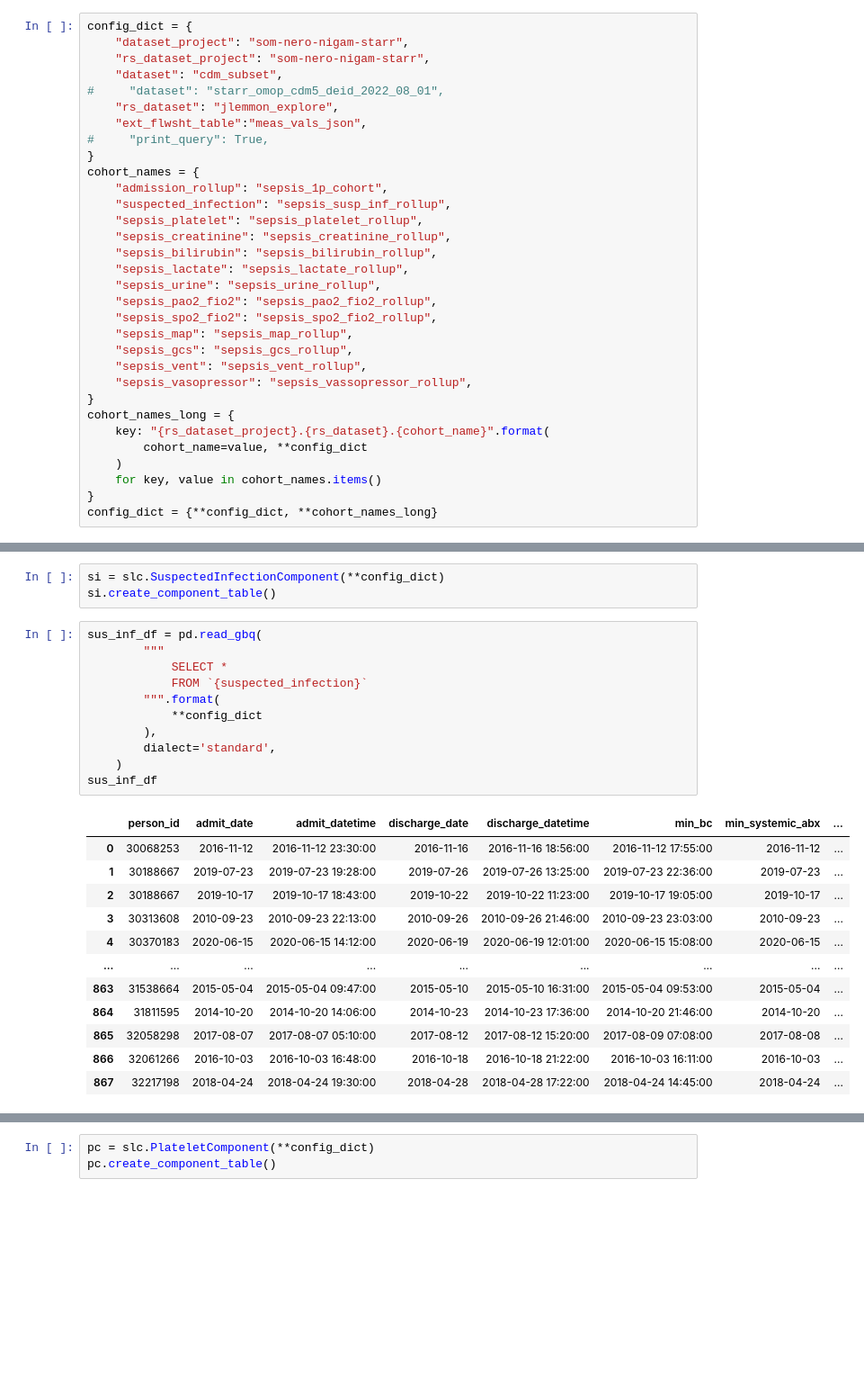
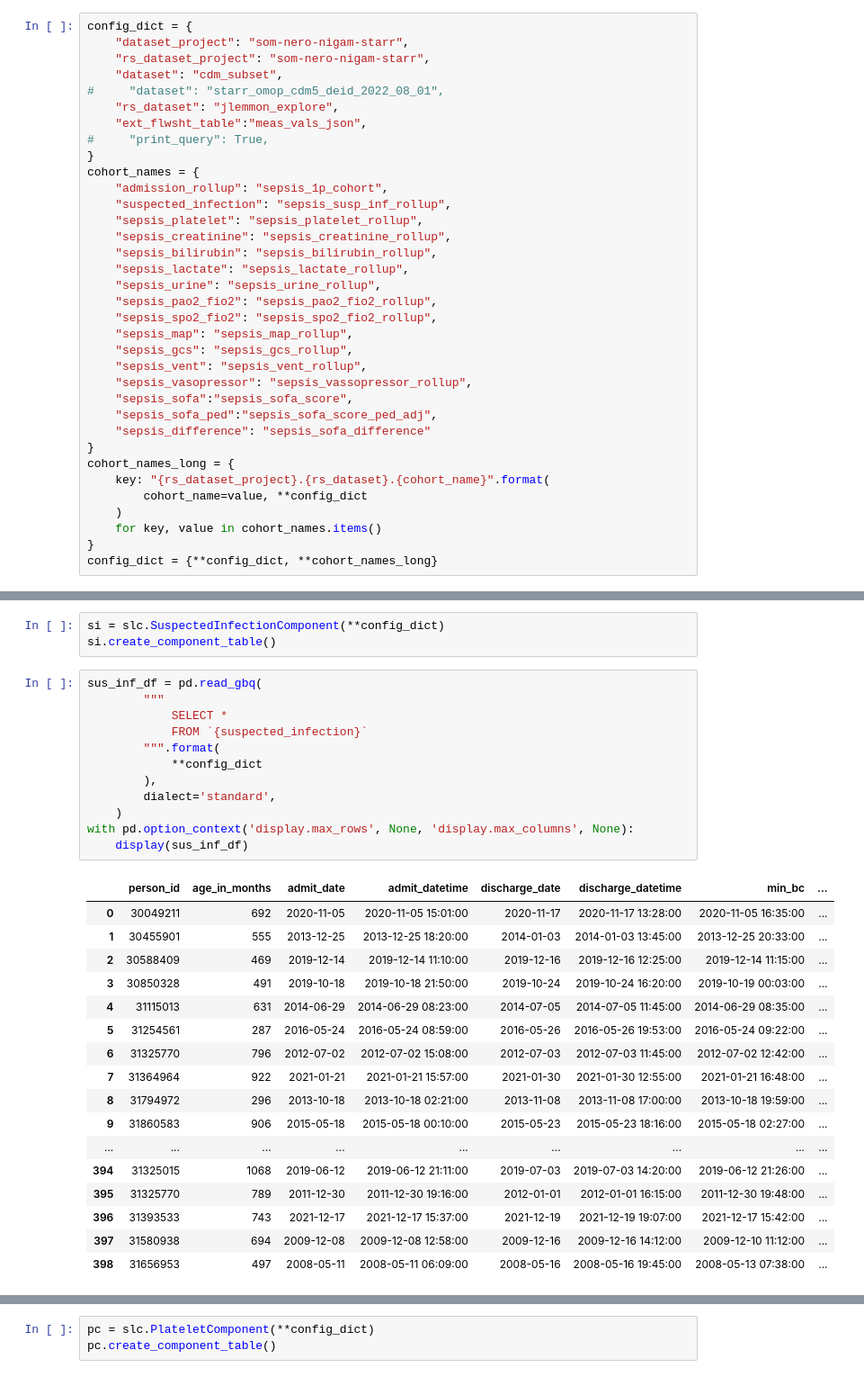
Before and after one commit to som-shahlab/adult_ped_transfer_learning, a Jupyter notebook: experiments/notebooks/sepsis_labeler_test.ipynb, the cells around one changed output, grey strips where cells are left out. Shown at 90% size. Cells and saved outputs as stored; diff of their text form; blank space fills up the shorter version.

```diff
--- a/experiments/notebooks/sepsis_labeler_test.ipynb
+++ b/experiments/notebooks/sepsis_labeler_test.ipynb
@@ -34,6 +34,9 @@ cohort_names = {
     "sepsis_gcs": "sepsis_gcs_rollup",
     "sepsis_vent": "sepsis_vent_rollup",
     "sepsis_vasopressor": "sepsis_vassopressor_rollup",
+    "sepsis_sofa":"sepsis_sofa_score",
+    "sepsis_sofa_ped":"sepsis_sofa_score_ped_adj",
+    "sepsis_difference": "sepsis_sofa_difference"
 }
 cohort_names_long = {
     key: "{rs_dataset_project}.{rs_dataset}.{cohort_name}".format(
@@ -78,24 +81,30 @@ si.create_component_table()
 # %%
 sus_inf_df = pd.read_gbq(
 		"""
 			SELECT *
 			FROM `{suspected_infection}`
 		""".format(
 			**config_dict
 		),
 		dialect='standard',
 	)
-sus_inf_df
+with pd.option_context('display.max_rows', None, 'display.max_columns', None):
+    display(sus_inf_df)
 # %% [output]
-|  | person_id | admit_date | admit_datetime | discharge_date | discharge_datetime | min_bc | min_systemic_abx | ... |
-| 0 | 30068253 | 2016-11-12 | 2016-11-12 23:30:00 | 2016-11-16 | 2016-11-16 18:56:00 | 2016-11-12 17:55:00 | 2016-11-12 | ... |
-| 1 | 30188667 | 2019-07-23 | 2019-07-23 19:28:00 | 2019-07-26 | 2019-07-26 13:25:00 | 2019-07-23 22:36:00 | 2019-07-23 | ... |
-| 2 | 30188667 | 2019-10-17 | 2019-10-17 18:43:00 | 2019-10-22 | 2019-10-22 11:23:00 | 2019-10-17 19:05:00 | 2019-10-17 | ... |
-| 3 | 30313608 | 2010-09-23 | 2010-09-23 22:13:00 | 2010-09-26 | 2010-09-26 21:46:00 | 2010-09-23 23:03:00 | 2010-09-23 | ... |
-| 4 | 30370183 | 2020-06-15 | 2020-06-15 14:12:00 | 2020-06-19 | 2020-06-19 12:01:00 | 2020-06-15 15:08:00 | 2020-06-15 | ... |
+|  | person_id | age_in_months | admit_date | admit_datetime | discharge_date | discharge_datetime | min_bc | ... |
+| 0 | 30049211 | 692 | 2020-11-05 | 2020-11-05 15:01:00 | 2020-11-17 | 2020-11-17 13:28:00 | 2020-11-05 16:35:00 | ... |
+| 1 | 30455901 | 555 | 2013-12-25 | 2013-12-25 18:20:00 | 2014-01-03 | 2014-01-03 13:45:00 | 2013-12-25 20:33:00 | ... |
+| 2 | 30588409 | 469 | 2019-12-14 | 2019-12-14 11:10:00 | 2019-12-16 | 2019-12-16 12:25:00 | 2019-12-14 11:15:00 | ... |
+| 3 | 30850328 | 491 | 2019-10-18 | 2019-10-18 21:50:00 | 2019-10-24 | 2019-10-24 16:20:00 | 2019-10-19 00:03:00 | ... |
+| 4 | 31115013 | 631 | 2014-06-29 | 2014-06-29 08:23:00 | 2014-07-05 | 2014-07-05 11:45:00 | 2014-06-29 08:35:00 | ... |
+| 5 | 31254561 | 287 | 2016-05-24 | 2016-05-24 08:59:00 | 2016-05-26 | 2016-05-26 19:53:00 | 2016-05-24 09:22:00 | ... |
+| 6 | 31325770 | 796 | 2012-07-02 | 2012-07-02 15:08:00 | 2012-07-03 | 2012-07-03 11:45:00 | 2012-07-02 12:42:00 | ... |
+| 7 | 31364964 | 922 | 2021-01-21 | 2021-01-21 15:57:00 | 2021-01-30 | 2021-01-30 12:55:00 | 2021-01-21 16:48:00 | ... |
+| 8 | 31794972 | 296 | 2013-10-18 | 2013-10-18 02:21:00 | 2013-11-08 | 2013-11-08 17:00:00 | 2013-10-18 19:59:00 | ... |
+| 9 | 31860583 | 906 | 2015-05-18 | 2015-05-18 00:10:00 | 2015-05-23 | 2015-05-23 18:16:00 | 2015-05-18 02:27:00 | ... |
 | ... | ... | ... | ... | ... | ... | ... | ... | ... |
-| 863 | 31538664 | 2015-05-04 | 2015-05-04 09:47:00 | 2015-05-10 | 2015-05-10 16:31:00 | 2015-05-04 09:53:00 | 2015-05-04 | ... |
-| 864 | 31811595 | 2014-10-20 | 2014-10-20 14:06:00 | 2014-10-23 | 2014-10-23 17:36:00 | 2014-10-20 21:46:00 | 2014-10-20 | ... |
-| 865 | 32058298 | 2017-08-07 | 2017-08-07 05:10:00 | 2017-08-12 | 2017-08-12 15:20:00 | 2017-08-09 07:08:00 | 2017-08-08 | ... |
-| 866 | 32061266 | 2016-10-03 | 2016-10-03 16:48:00 | 2016-10-18 | 2016-10-18 21:22:00 | 2016-10-03 16:11:00 | 2016-10-03 | ... |
-| 867 | 32217198 | 2018-04-24 | 2018-04-24 19:30:00 | 2018-04-28 | 2018-04-28 17:22:00 | 2018-04-24 14:45:00 | 2018-04-24 | ... |
+| 394 | 31325015 | 1068 | 2019-06-12 | 2019-06-12 21:11:00 | 2019-07-03 | 2019-07-03 14:20:00 | 2019-06-12 21:26:00 | ... |
+| 395 | 31325770 | 789 | 2011-12-30 | 2011-12-30 19:16:00 | 2012-01-01 | 2012-01-01 16:15:00 | 2011-12-30 19:48:00 | ... |
+| 396 | 31393533 | 743 | 2021-12-17 | 2021-12-17 15:37:00 | 2021-12-19 | 2021-12-19 19:07:00 | 2021-12-17 15:42:00 | ... |
+| 397 | 31580938 | 694 | 2009-12-08 | 2009-12-08 12:58:00 | 2009-12-16 | 2009-12-16 14:12:00 | 2009-12-10 11:12:00 | ... |
+| 398 | 31656953 | 497 | 2008-05-11 | 2008-05-11 06:09:00 | 2008-05-16 | 2008-05-16 19:45:00 | 2008-05-13 07:38:00 | ... |
```
Also changed, not shown: parts of 1 cell of this notebook, 5 other files.
